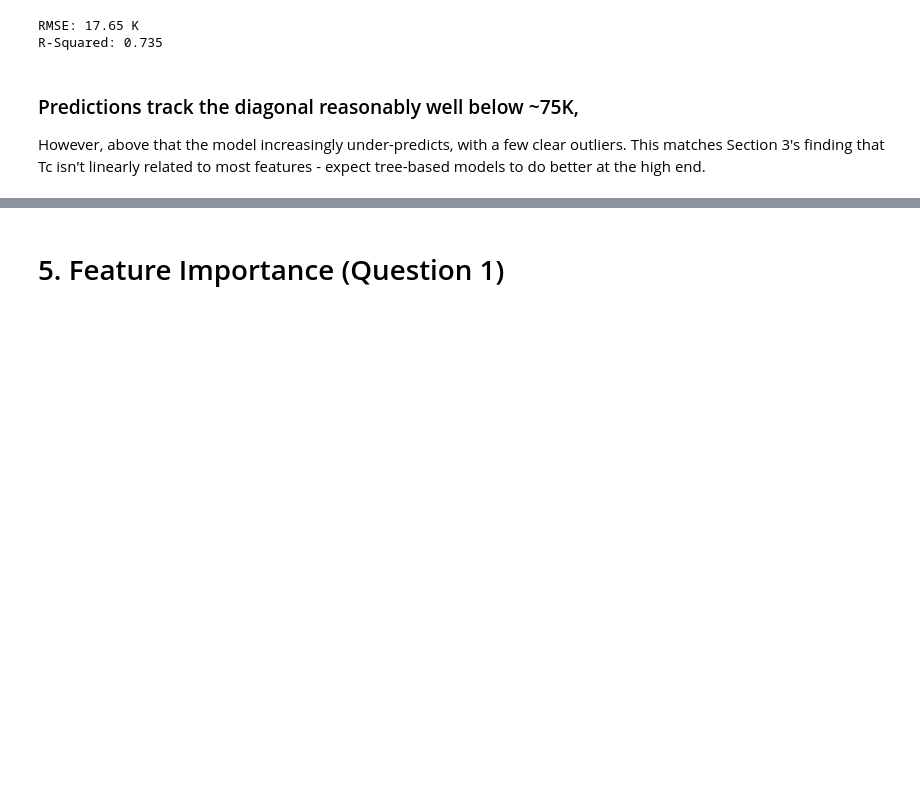
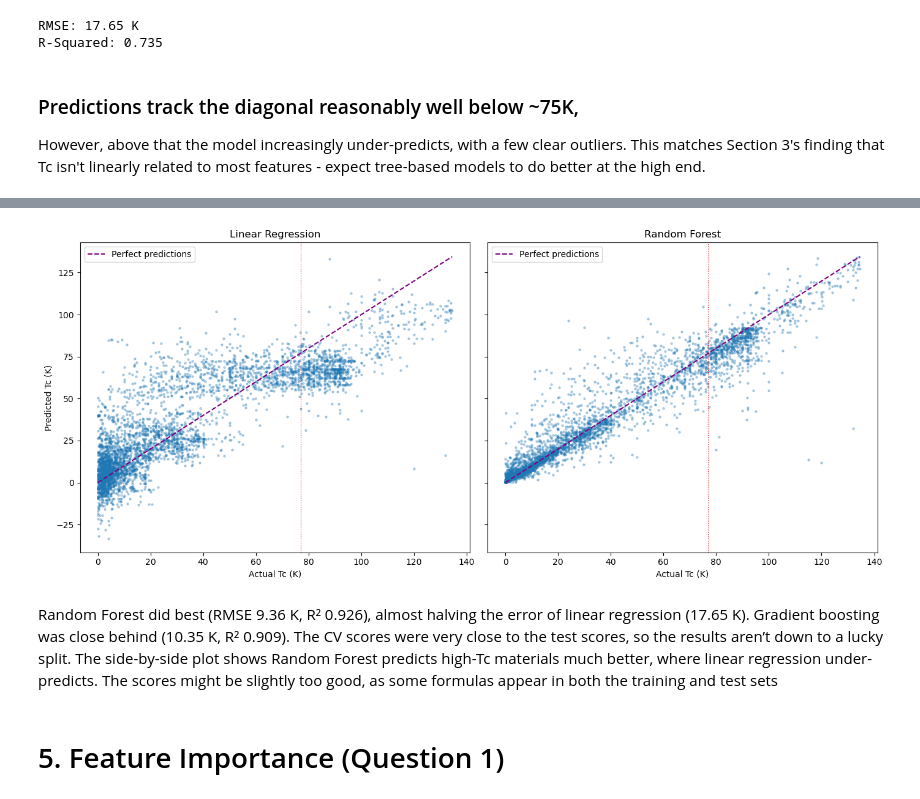
Before and after one commit to SeanCross65/Data-Analytics-Data-Mining, a Jupyter notebook: SuperConductivity.ipynb, the cells around one changed output, grey strips where cells are left out. Saved outputs shown, nothing was run; the diff lists cells and outputs as text; code cells hidden in the pictures; blank space fills up the shorter version.

```diff
--- a/SuperConductivity.ipynb
+++ b/SuperConductivity.ipynb
@@ -270,3 +333,23 @@ Lasso  - RMSE: 18.45 R2: 0.711
+# %%
+# Side by side: linear baseline vs best tree model
+best = results.iloc[0]["Model"] # top row of the table = lowest RMSE
+
+fig, axes = plt.subplots(1, 2, figsize=(14, 6), sharey=True)
+for ax, name in zip(axes, ["Linear Regression", best]):
+    ax.scatter(Y_test, predictions[name], s=5, alpha=0.3)
+    ax.plot([0, Y_test.max()], [0, Y_test.max()], color="purple", linestyle="--", label="Perfect predictions")
+    ax.axvline(77, color="red", linestyle=":", linewidth=0.8) # 77 K reference
+    ax.set_xlabel("Actual Tc (K)")
+    ax.set_title(name)
+    ax.legend()
+axes[0].set_ylabel("Predicted Tc (K)")
+plt.tight_layout()
+plt.show()
+# %% [output]
+[figure, added]
+# %% [markdown]
+Random Forest did best (RMSE 9.36 K, R² 0.926), almost halving the error of linear regression (17.65 K). Gradient boosting was close behind (10.35 K, R² 0.909). The CV scores were very close to the test scores, so the results aren’t down to a lucky split.
+The side-by-side plot shows Random Forest predicts high-Tc materials much better, where linear regression under-predicts. The scores might be slightly too good, as some formulas appear in both the training and test sets
 # %% [markdown]
 # 5. Feature Importance (Question 1)
 # %%
```
Also changed, not shown: parts of 4 cells of this notebook.
